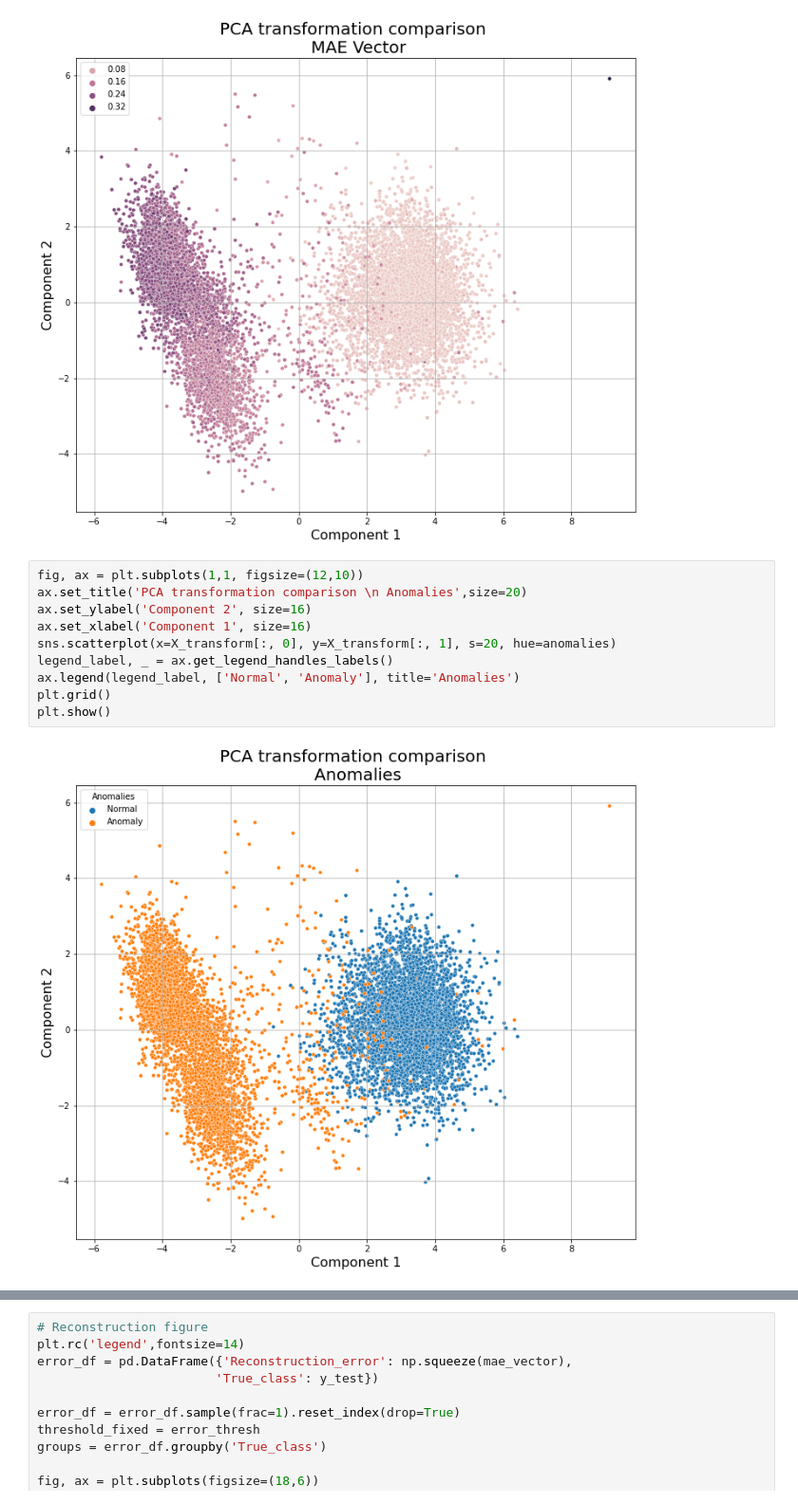
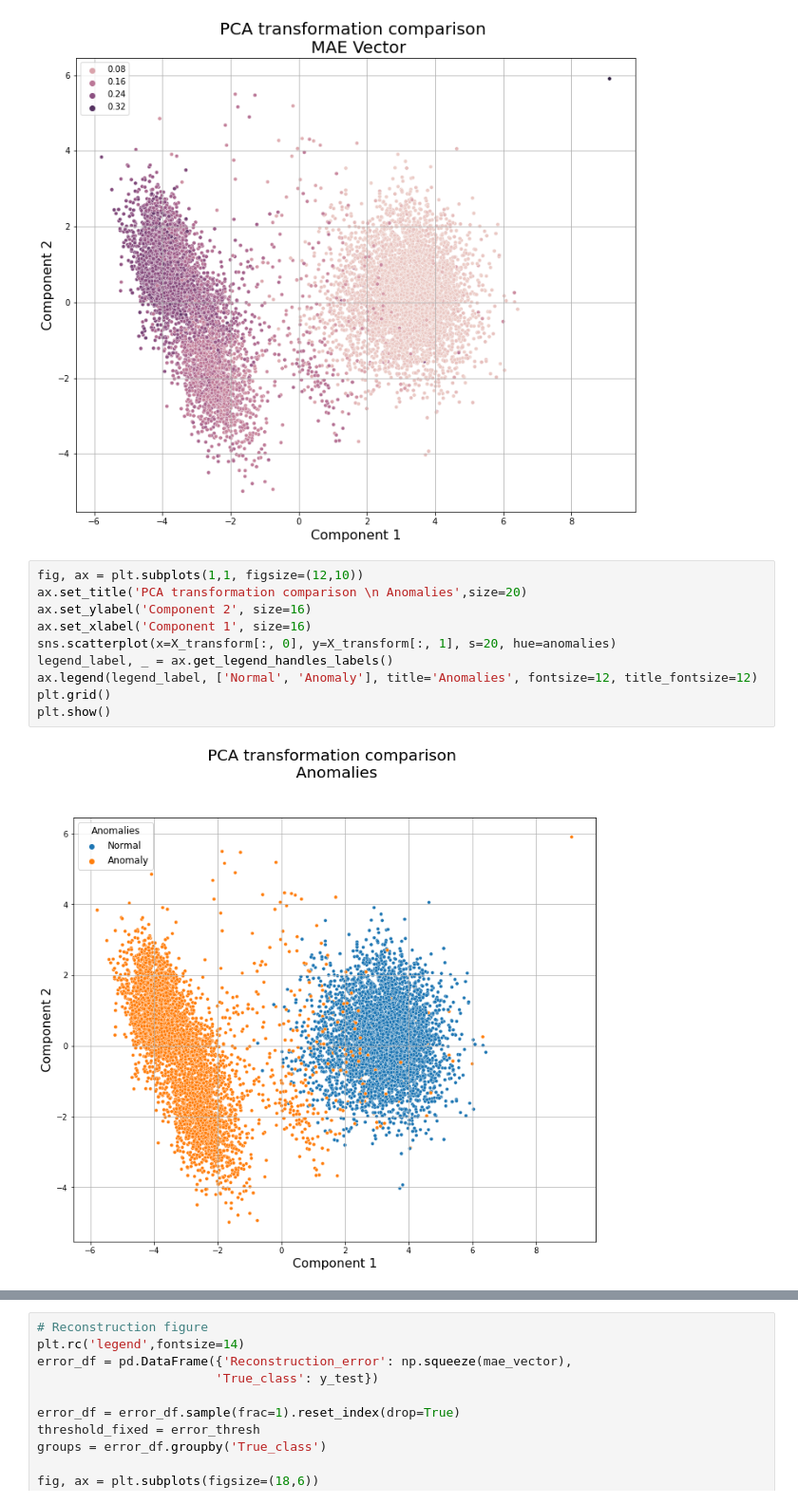
Before and after one commit to castorgit/Autoencoders, a Jupyter notebook: VAE_Ele_Rea_16_v01.ipynb, the cells around one changed output, grey strips where cells are left out. Shown at 95% size. Cells and saved outputs as stored; diff of their text form.

```diff
--- a/VAE_Ele_Rea_16_v01.ipynb
+++ b/VAE_Ele_Rea_16_v01.ipynb
@@ -391,13 +391,13 @@ plt.show()
 # %%
 fig, ax = plt.subplots(1,1, figsize=(12,10))
 ax.set_title('PCA transformation comparison \n Anomalies',size=20)
 ax.set_ylabel('Component 2', size=16)
 ax.set_xlabel('Component 1', size=16)
 sns.scatterplot(x=X_transform[:, 0], y=X_transform[:, 1], s=20, hue=anomalies)
 legend_label, _ = ax.get_legend_handles_labels()
-ax.legend(legend_label, ['Normal', 'Anomaly'], title='Anomalies')
+ax.legend(legend_label, ['Normal', 'Anomaly'], title='Anomalies', fontsize=12, title_fontsize=12)
 plt.grid()
 plt.show()
 # %% [output]
-[figure, old version]
+[figure, new version]
 # %%
```
Also changed, not shown: parts of 1 cell of this notebook, 1 other file.
